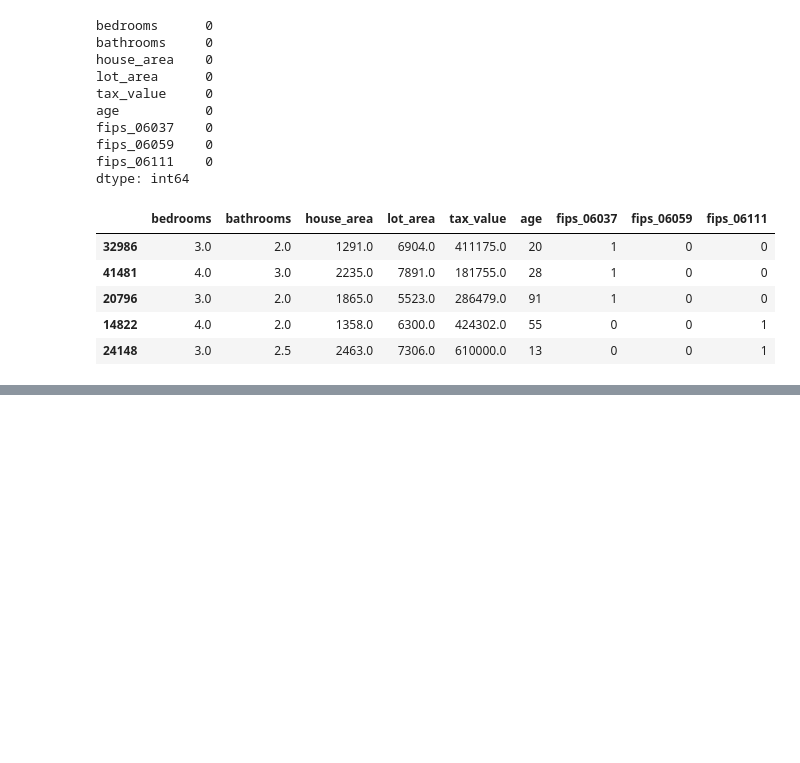
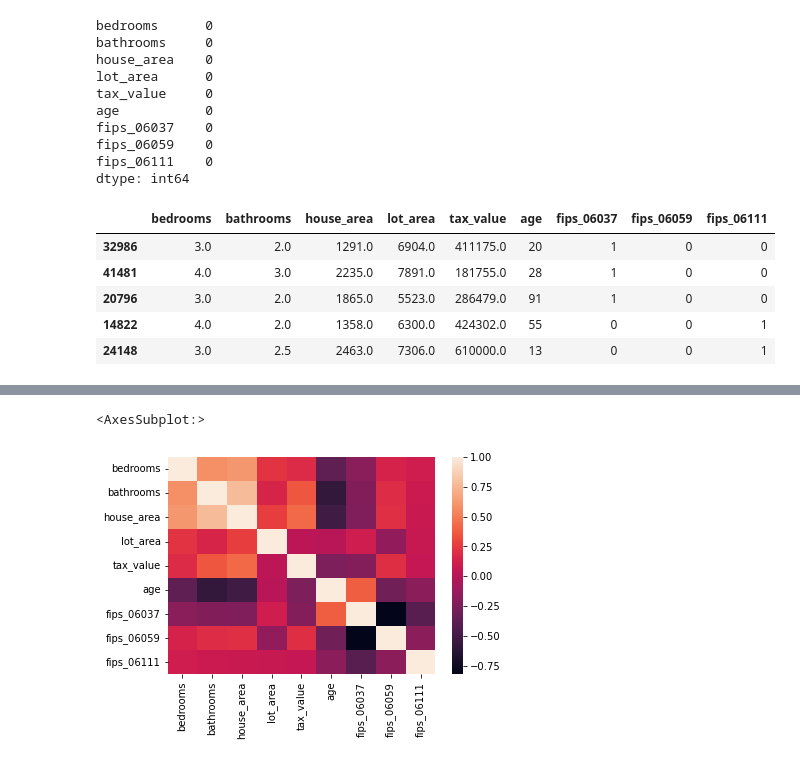
Before and after one commit to watermanbrandyn/regression_project, a Jupyter notebook: regression_workbook.ipynb, the cells around one changed output, grey strips where cells are left out. Saved outputs shown, nothing was run; the diff lists cells and outputs as text; code cells hidden in the pictures; blank space fills up the shorter version.

```diff
--- a/regression_workbook.ipynb
+++ b/regression_workbook.ipynb
@@ -763,0 +802,6 @@ train.head()
+# %%
+corr = train.corr()
+sns.heatmap(corr)
+# %% [output]
+<AxesSubplot:>
+[figure, added]
```
Also changed, not shown: parts of 15 cells of this notebook.
